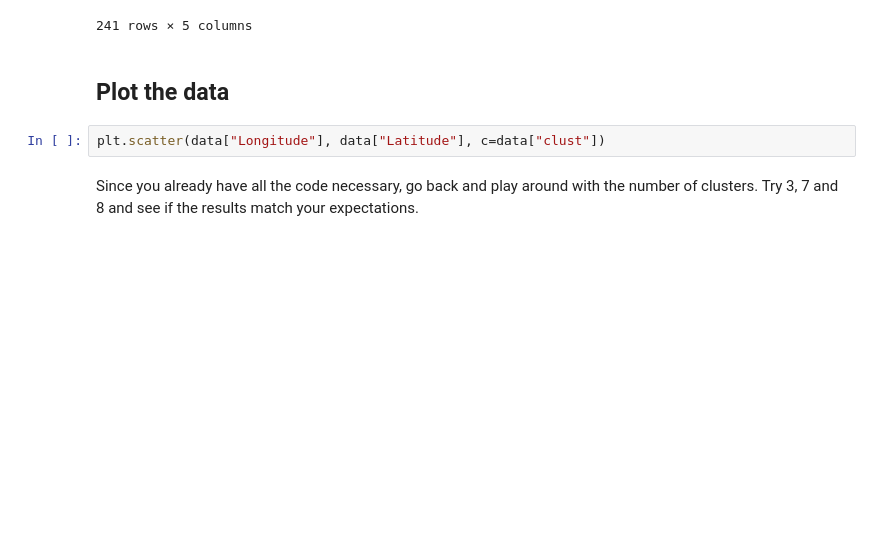
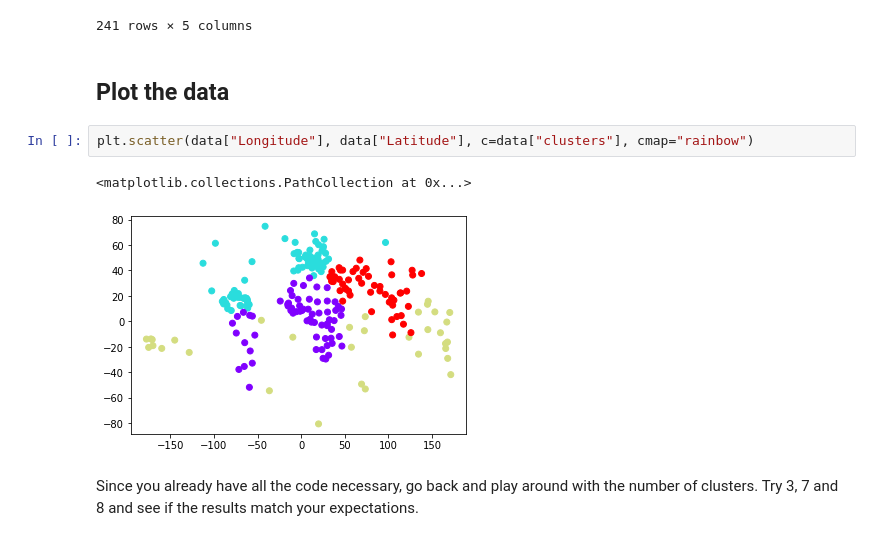
Before and after one commit to bryanling1/IntroToDataScience2020, a Jupyter notebook: 259.ClusteringCategoricalData/Clustering Categorical Data - Exercise.ipynb, the cells around one changed output. Drawn from its saved outputs; the diff is of its cells as text; blank space fills up the shorter version.

```diff
--- a/259.ClusteringCategoricalData/Clustering Categorical Data - Exercise.ipynb
+++ b/259.ClusteringCategoricalData/Clustering Categorical Data - Exercise.ipynb
@@ -99,7 +99,10 @@ data
 # %% [markdown]
 ## Plot the data
 # %%
-plt.scatter(data["Longitude"], data["Latitude"], c=data["clust"])
+plt.scatter(data["Longitude"], data["Latitude"], c=data["clusters"], cmap="rainbow")
+# %% [output]
+<matplotlib.collections.PathCollection at 0x...>
+[figure, added]
 # %% [markdown]
 Since you already have all the code necessary, go back and play around with the number of clusters. Try 3, 7 and 8 and see if the results match your expectations.
 # %% [markdown]
```
Also changed, not shown: 4 other files.
